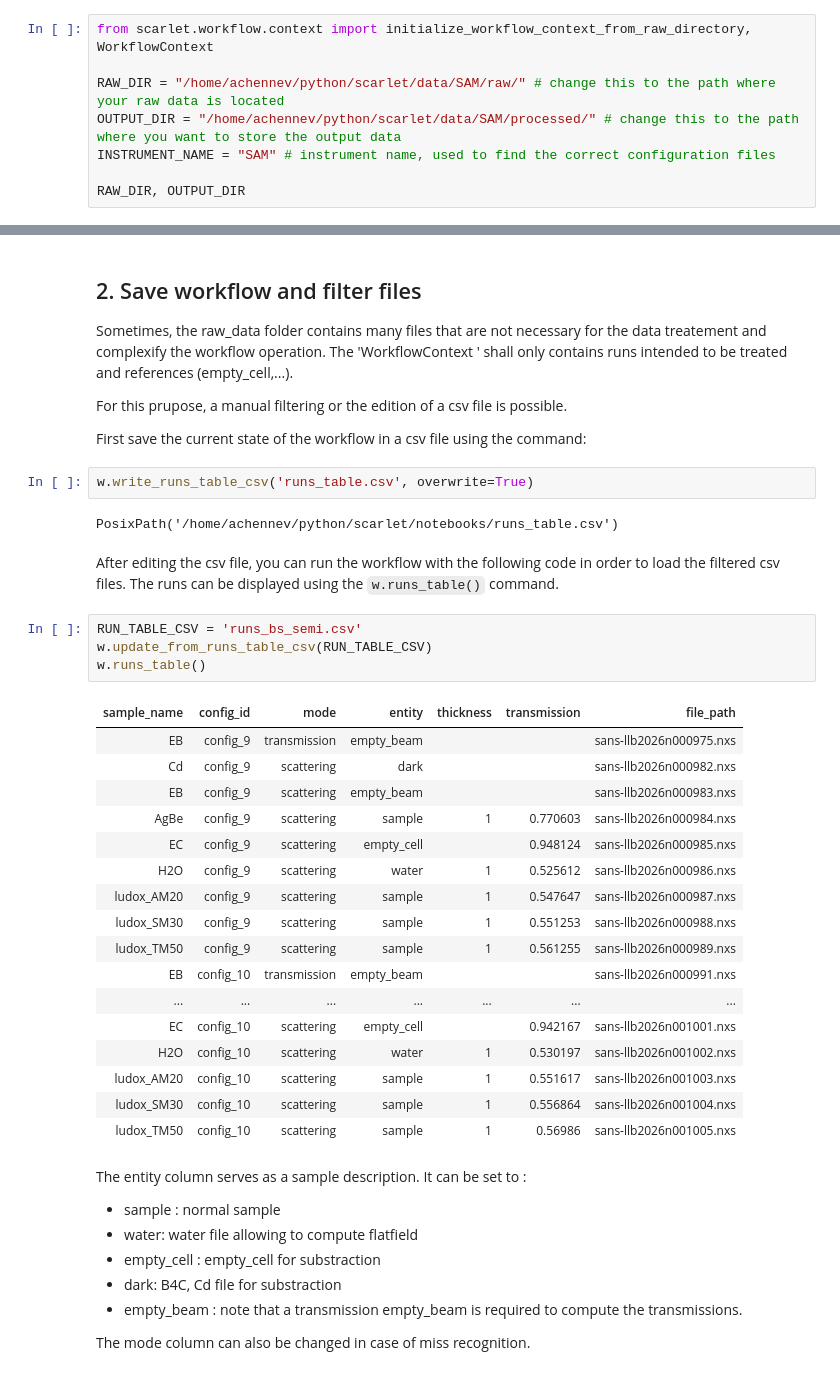
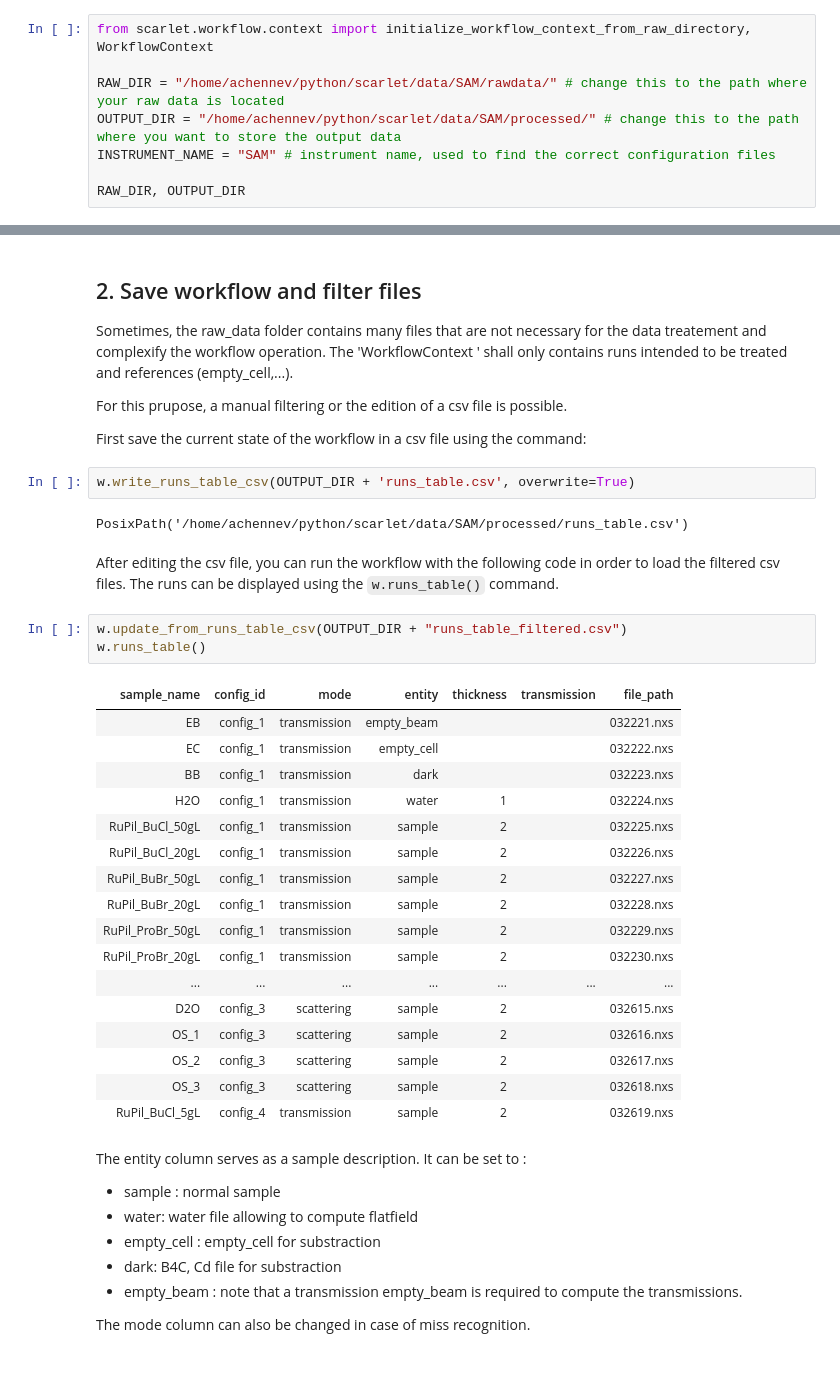
Before and after one commit to hibouchen/scarlet, a Jupyter notebook: notebooks/tutorial_sam.ipynb, the cells around one changed output, grey strips where cells are left out. Cells and saved outputs as stored; diff of their text form.

Commit message:
SAM data treatment operationnal !

```diff
--- a/notebooks/tutorial_sam.ipynb
+++ b/notebooks/tutorial_sam.ipynb
@@ -7,7 +7,7 @@ This notebook, present how to treat data with SCARLET python API
 # %%
 from scarlet.workflow.context import initialize_workflow_context_from_raw_directory, WorkflowContext
 
-RAW_DIR = "/home/achennev/python/scarlet/data/SAM/raw/" # change this to the path where your raw data is located
+RAW_DIR = "/home/achennev/python/scarlet/data/SAM/rawdata/" # change this to the path where your raw data is located
 OUTPUT_DIR = "/home/achennev/python/scarlet/data/SAM/processed/" # change this to the path where you want to store the output data
 INSTRUMENT_NAME = "SAM" # instrument name, used to find the correct configuration files
 
@@ -40,33 +40,32 @@ For this prupose, a manual filtering or the edition of a csv file is possible.
 
 First save the current state of the workflow in a csv file using the command:
 # %%
-w.write_runs_table_csv('runs_table.csv', overwrite=True)
+w.write_runs_table_csv(OUTPUT_DIR + 'runs_table.csv', overwrite=True)
 # %% [output]
-PosixPath('/home/achennev/python/scarlet/notebooks/runs_table.csv')
+PosixPath('/home/achennev/python/scarlet/data/SAM/processed/runs_table.csv')
 # %% [markdown]
 After editing the csv file, you can run the workflow with the following code in order to load the filtered csv files. The runs can be displayed using the `w.runs_table()` command.
 # %%
-RUN_TABLE_CSV = 'runs_bs_semi.csv'
-w.update_from_runs_table_csv(RUN_TABLE_CSV)
+w.update_from_runs_table_csv(OUTPUT_DIR + "runs_table_filtered.csv")
 w.runs_table()
 # %% [output]
 | sample_name | config_id | mode | entity | thickness | transmission | file_path |
-| EB | config_9 | transmission | empty_beam |  |  | sans-llb2026n000975.nxs |
-| Cd | config_9 | scattering | dark |  |  | sans-llb2026n000982.nxs |
-| EB | config_9 | scattering | empty_beam |  |  | sans-llb2026n000983.nxs |
-| AgBe | config_9 | scattering | sample | 1 | 0.770603 | sans-llb2026n000984.nxs |
-| EC | config_9 | scattering | empty_cell |  | 0.948124 | sans-llb2026n000985.nxs |
-| H2O | config_9 | scattering | water | 1 | 0.525612 | sans-llb2026n000986.nxs |
-| ludox_AM20 | config_9 | scattering | sample | 1 | 0.547647 | sans-llb2026n000987.nxs |
-| ludox_SM30 | config_9 | scattering | sample | 1 | 0.551253 | sans-llb2026n000988.nxs |
-| ludox_TM50 | config_9 | scattering | sample | 1 | 0.561255 | sans-llb2026n000989.nxs |
-| EB | config_10 | transmission | empty_beam |  |  | sans-llb2026n000991.nxs |
+| EB | config_1 | transmission | empty_beam |  |  | 032221.nxs |
+| EC | config_1 | transmission | empty_cell |  |  | 032222.nxs |
+| BB | config_1 | transmission | dark |  |  | 032223.nxs |
+| H2O | config_1 | transmission | water | 1 |  | 032224.nxs |
+| RuPil_BuCl_50gL | config_1 | transmission | sample | 2 |  | 032225.nxs |
+| RuPil_BuCl_20gL | config_1 | transmission | sample | 2 |  | 032226.nxs |
+| RuPil_BuBr_50gL | config_1 | transmission | sample | 2 |  | 032227.nxs |
+| RuPil_BuBr_20gL | config_1 | transmission | sample | 2 |  | 032228.nxs |
+| RuPil_ProBr_50gL | config_1 | transmission | sample | 2 |  | 032229.nxs |
+| RuPil_ProBr_20gL | config_1 | transmission | sample | 2 |  | 032230.nxs |
 | ... | ... | ... | ... | ... | ... | ... |
-| EC | config_10 | scattering | empty_cell |  | 0.942167 | sans-llb2026n001001.nxs |
-| H2O | config_10 | scattering | water | 1 | 0.530197 | sans-llb2026n001002.nxs |
-| ludox_AM20 | config_10 | scattering | sample | 1 | 0.551617 | sans-llb2026n001003.nxs |
-| ludox_SM30 | config_10 | scattering | sample | 1 | 0.556864 | sans-llb2026n001004.nxs |
-| ludox_TM50 | config_10 | scattering | sample | 1 | 0.56986 | sans-llb2026n001005.nxs |
+| D2O | config_3 | scattering | sample | 2 |  | 032615.nxs |
+| OS_1 | config_3 | scattering | sample | 2 |  | 032616.nxs |
+| OS_2 | config_3 | scattering | sample | 2 |  | 032617.nxs |
+| OS_3 | config_3 | scattering | sample | 2 |  | 032618.nxs |
+| RuPil_BuCl_5gL | config_4 | transmission | sample | 2 |  | 032619.nxs |
 # %% [markdown]
 The entity column serves as a sample description. It can be set to :
 - sample : normal sample
```
Also changed, not shown: parts of 12 cells of this notebook, 11 other files.
